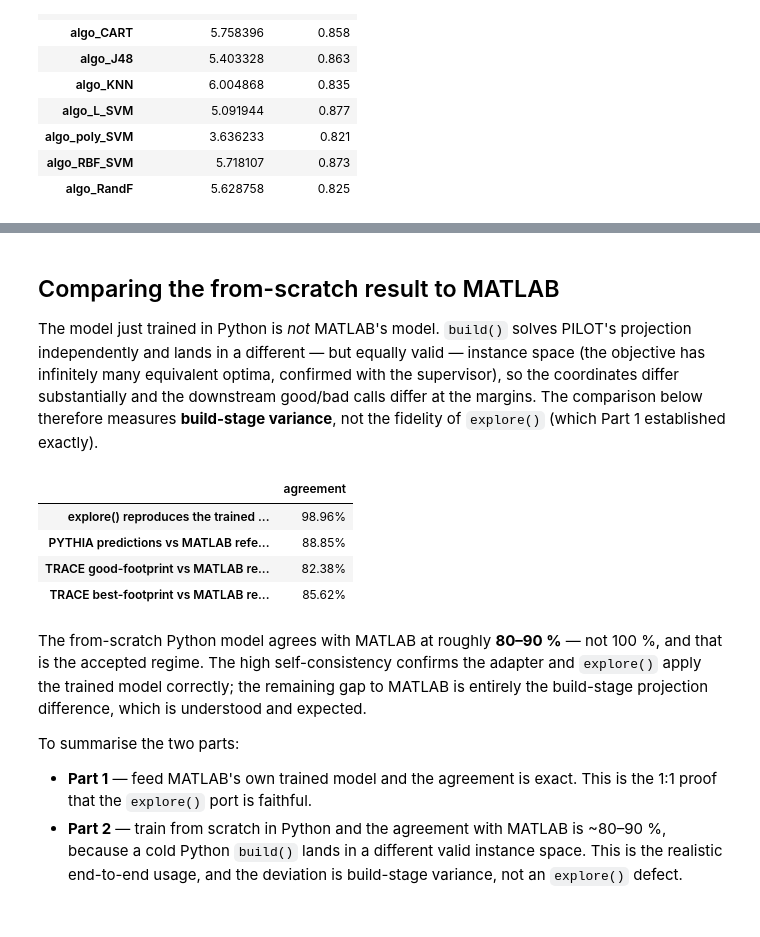
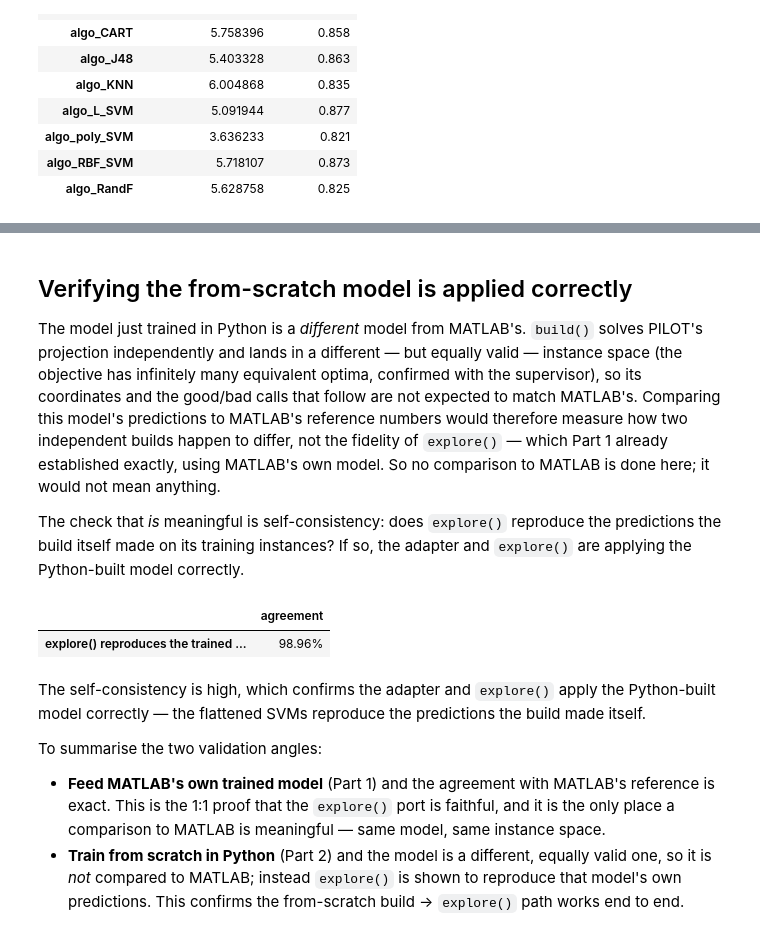
Before and after one commit to andremun/pyInstanceSpace, a Jupyter notebook: liveDemoExploreIS.ipynb, the cells around one changed output, grey strips where cells are left out. Saved outputs shown, nothing was run; the diff lists cells and outputs as text; code cells hidden in the pictures.

```diff
--- a/liveDemoExploreIS.ipynb
+++ b/liveDemoExploreIS.ipynb
@@ -600,10 +612,7 @@ validated 1:1 fidelity is preserved. The full format map is in `docs/build_explo
 # %%
-from instancespace.build_explore_adapter import adapt_for_explore
-
 test_meta = from_csv_file(INPUT_DIR / "metadata_test.csv")
 algo_labels = [a.replace("algo_", "") for a in built_model.data.algo_labels]
 
-trained._model = adapt_for_explore(built_model, train.feature_names)
 result = trained.explore(test_meta, dataset_id="from_scratch")
 
 print(f"explore() returned: z {result.z.shape}, y_hat {result.y_hat.shape}, "
@@ -631,57 +641,44 @@ explore() returned: z (235, 2), y_hat (235, 10), in_good (235, 10), in_best (235
 | RBF_SVM | 182 | 4 |
 | RandF | 186 | 2 |
 # %% [markdown]
-## Comparing the from-scratch result to MATLAB
+## Verifying the from-scratch model is applied correctly
 
-The model just trained in Python is *not* MATLAB's model. `build()` solves PILOT's projection
-independently and lands in a different — but equally valid — instance space (the objective has
-infinitely many equivalent optima, confirmed with the supervisor), so the coordinates differ
-substantially and the downstream good/bad calls differ at the margins. The comparison below
-therefore measures **build-stage variance**, not the fidelity of `explore()` (which Part 1
-established exactly).
+The model just trained in Python is a *different* model from MATLAB's. `build()` solves PILOT's
+projection independently and lands in a different — but equally valid — instance space (the
+objective has infinitely many equivalent optima, confirmed with the supervisor), so its
+coordinates and the good/bad calls that follow are not expected to match MATLAB's. Comparing this
+model's predictions to MATLAB's reference numbers would therefore measure how two independent
+builds happen to differ, not the fidelity of `explore()` — which Part 1 already established
+exactly, using MATLAB's own model. So no comparison to MATLAB is done here; it would not mean
+anything.
+
+The check that *is* meaningful is self-consistency: does `explore()` reproduce the predictions the
+build itself made on its training instances? If so, the adapter and `explore()` are applying the
+Python-built model correctly.
 # %%
-step4 = pd.read_csv(
-    OUTPUTS_DIR / "step4_pythia_predictions.csv", index_col="instance_id",
-)[ALGO_ORDER].to_numpy(bool)
-step5_ref = pd.read_csv(OUTPUTS_DIR / "step5_trace_membership.csv", index_col="instance_id")
-
-pythia_vs_matlab = (result.y_hat == step4).mean()
-trace_good = np.mean([(result.in_good[:, j] == step5_ref[f"in_good_{a}"].to_numpy(bool)).mean()
-                      for j, a in enumerate(ALGO_ORDER)])
-trace_best = np.mean([(result.in_best[:, j] == step5_ref[f"in_best_{a}"].to_numpy(bool)).mean()
-                      for j, a in enumerate(ALGO_ORDER)])
-
-# self-consistency: explore()-via-adapter reproduces the build model's OWN training predictions
+# self-consistency: explore() reproduces the build model's OWN training predictions
 yhat_train, _, _ = InstanceSpace._explore_pythia(trained, built_model.pilot.z)
 self_consistency = (yhat_train == np.asarray(built_model.pythia.y_hat)).mean()
 
 pd.DataFrame(
-    {"agreement": [f"{self_consistency:.2%}", f"{pythia_vs_matlab:.2%}",
-                   f"{trace_good:.2%}", f"{trace_best:.2%}"]},
-    index=["explore() reproduces the trained model's own predictions",
-           "PYTHIA predictions vs MATLAB reference",
-           "TRACE good-footprint vs MATLAB reference",
-           "TRACE best-footprint vs MATLAB reference"],
+    {"agreement": [f"{self_consistency:.2%}"]},
+    index=["explore() reproduces the trained model's own predictions"],
 )
 # %% [output]
 |  | agreement |
 | explore() reproduces the trained ... | 98.96% |
-| PYTHIA predictions vs MATLAB refe... | 88.85% |
-| TRACE good-footprint vs MATLAB re... | 82.38% |
-| TRACE best-footprint vs MATLAB re... | 85.62% |
 # %% [markdown]
-The from-scratch Python model agrees with MATLAB at roughly **80–90 %** — not 100 %, and that
-is the accepted regime. The high self-consistency confirms the adapter and `explore()` apply the
-trained model correctly; the remaining gap to MATLAB is entirely the build-stage projection
-difference, which is understood and expected.
+The self-consistency is high, which confirms the adapter and `explore()` apply the Python-built
+model correctly — the flattened SVMs reproduce the predictions the build made itself.
 
-To summarise the two parts:
+To summarise the two validation angles:
 
-- **Part 1** — feed MATLAB's own trained model and the agreement is exact. This is the 1:1 proof
-  that the `explore()` port is faithful.
-- **Part 2** — train from scratch in Python and the agreement with MATLAB is ~80–90 %, because a
-  cold Python `build()` lands in a different valid instance space. This is the realistic
-  end-to-end usage, and the deviation is build-stage variance, not an `explore()` defect.
+- **Feed MATLAB's own trained model** (Part 1) and the agreement with MATLAB's reference is exact.
+  This is the 1:1 proof that the `explore()` port is faithful, and it is the only place a
+  comparison to MATLAB is meaningful — same model, same instance space.
+- **Train from scratch in Python** (Part 2) and the model is a different, equally valid one, so it
+  is *not* compared to MATLAB; instead `explore()` is shown to reproduce that model's own
+  predictions. This confirms the from-scratch build → `explore()` path works end to end.
 # %% [markdown]
 ### Scope notes
 
```
Also changed, not shown: parts of 10 cells of this notebook, 4 other files.
